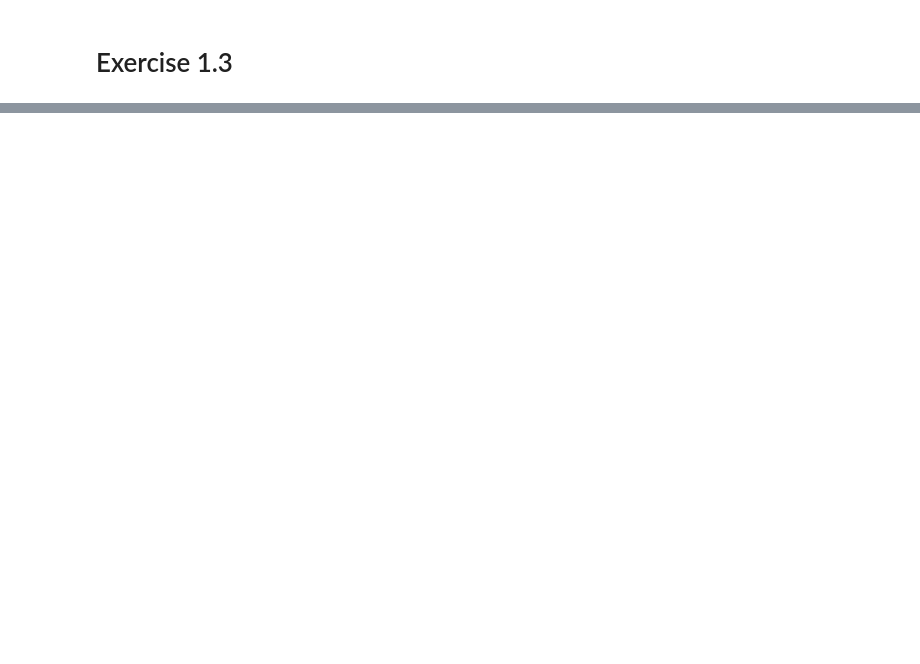
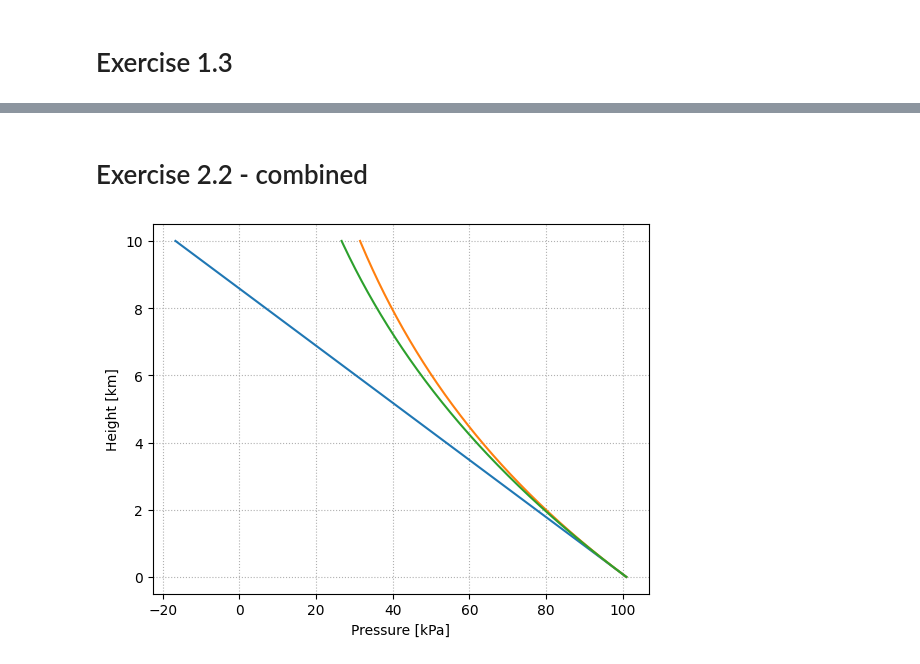
Before and after one commit to jathavaan/TEP4100_scripts, a Jupyter notebook: exercises.ipynb, the cells around one changed output, grey strips where cells are left out. Cells and saved outputs as stored; diff of their text form; code cells hidden in the pictures; blank space fills up the shorter version.

```diff
--- a/exercises.ipynb
+++ b/exercises.ipynb
@@ -52,0 +108,6 @@ if __name__ == "__main__":
+# %% [markdown]
+# Exercise 2.2 - combined
+# %%
+plot("Pressure [kPa]", "Height [km]", np.divide(heights, 1e3), pressure_simple, pressure, pressure_advanced)
+# %% [output]
+[figure, added]
```
Also changed, not shown: parts of 16 cells of this notebook.
